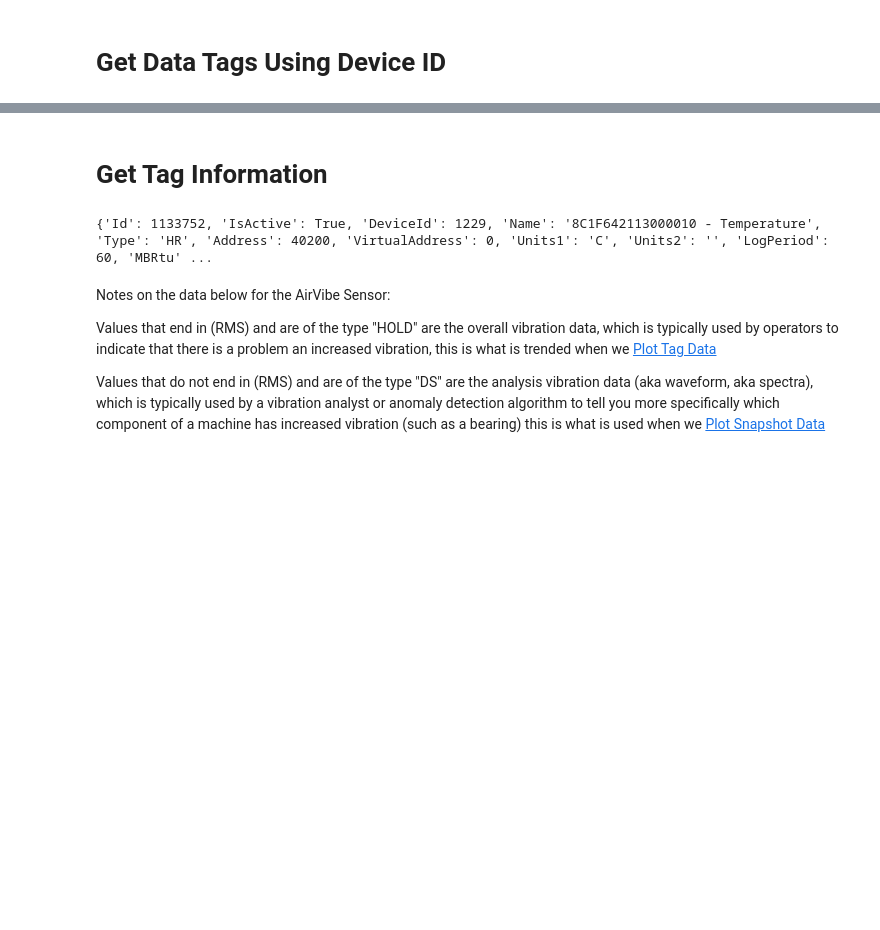
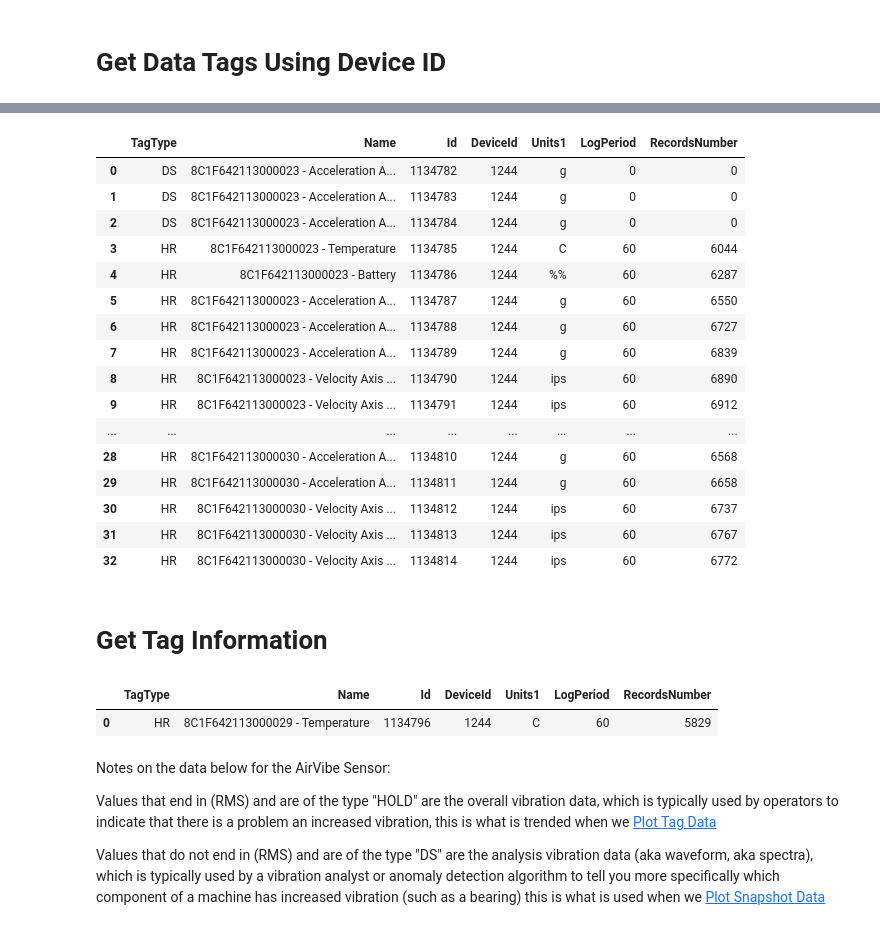
Before and after one commit to MachineSaver/MachineSaver, a Jupyter notebook: Machine_Saver_Web_Portal_API_Integration_Examples.ipynb, the cells around one changed output, grey strips where cells are left out. Drawn from its saved outputs; the diff is of its cells as text; code cells hidden in the pictures; blank space fills up the shorter version.

```diff
--- a/Machine_Saver_Web_Portal_API_Integration_Examples.ipynb
+++ b/Machine_Saver_Web_Portal_API_Integration_Examples.ipynb
@@ -132,3 +221,39 @@ print(tag_list)
+# %%
+tag_list = get_tags_list(1244, access_token)
+# %%
+# Create a DataFrame directly from the list
+df = pd.DataFrame(tag_list)
+
+# Rename columns if needed (e.g., Type -> TagType)
+df.rename(columns={'Type': 'TagType'}, inplace=True)
+
+# Select and reorder the desired columns
+columns_to_display = ['TagType', 'Name', 'Id', 'DeviceId', 'Units1', 'LogPeriod', 'RecordsNumber']
+df = df[columns_to_display]
+
+# Sort by the 'Name' column alphabetically
+df.sort_values(by='Name', inplace=False)
+
+# Display the DataFrame
+df
+# %% [output]
+|  | TagType | Name | Id | DeviceId | Units1 | LogPeriod | RecordsNumber |
+| 0 | DS | 8C1F642113000023 - Acceleration A... | 1134782 | 1244 | g | 0 | 0 |
+| 1 | DS | 8C1F642113000023 - Acceleration A... | 1134783 | 1244 | g | 0 | 0 |
+| 2 | DS | 8C1F642113000023 - Acceleration A... | 1134784 | 1244 | g | 0 | 0 |
+| 3 | HR | 8C1F642113000023 - Temperature | 1134785 | 1244 | C | 60 | 6044 |
+| 4 | HR | 8C1F642113000023 - Battery | 1134786 | 1244 | %% | 60 | 6287 |
+| 5 | HR | 8C1F642113000023 - Acceleration A... | 1134787 | 1244 | g | 60 | 6550 |
+| 6 | HR | 8C1F642113000023 - Acceleration A... | 1134788 | 1244 | g | 60 | 6727 |
+| 7 | HR | 8C1F642113000023 - Acceleration A... | 1134789 | 1244 | g | 60 | 6839 |
+| 8 | HR | 8C1F642113000023 - Velocity Axis ... | 1134790 | 1244 | ips | 60 | 6890 |
+| 9 | HR | 8C1F642113000023 - Velocity Axis ... | 1134791 | 1244 | ips | 60 | 6912 |
+| ... | ... | ... | ... | ... | ... | ... | ... |
+| 28 | HR | 8C1F642113000030 - Acceleration A... | 1134810 | 1244 | g | 60 | 6568 |
+| 29 | HR | 8C1F642113000030 - Acceleration A... | 1134811 | 1244 | g | 60 | 6658 |
+| 30 | HR | 8C1F642113000030 - Velocity Axis ... | 1134812 | 1244 | ips | 60 | 6737 |
+| 31 | HR | 8C1F642113000030 - Velocity Axis ... | 1134813 | 1244 | ips | 60 | 6767 |
+| 32 | HR | 8C1F642113000030 - Velocity Axis ... | 1134814 | 1244 | ips | 60 | 6772 |
 # %% [markdown]
 # Get Tag Information
 # %%
@@ -150,7 +275,24 @@ tag_info = get_tag_info(1133752, access_token)
-# %%
-print(tag_info)
-# %% [output]
-{'Id': 1133752, 'IsActive': True, 'DeviceId': 1229, 'Name': '8C1F642113000010 - Temperature', 'Type': 'HR', 'Address': 40200, 'VirtualAddress': 0, 'Units1': 'C', 'Units2': '', 'LogPeriod': 60, 'MBRtu' ...
+# %%
+import pandas as pd
+
+# Your input tag (individual dictionary)
+tag = tag_info
+
+# Create a DataFrame from the individual tag
+df = pd.DataFrame([tag])
+
+# Rename columns if needed (e.g., Type -> TagType)
+df.rename(columns={'Type': 'TagType'}, inplace=True)
+
+# Select and reorder the desired columns
+columns_to_display = ['TagType', 'Name', 'Id', 'DeviceId', 'Units1', 'LogPeriod', 'RecordsNumber']
+df = df[columns_to_display]
+
+# Display the DataFrame
+df
+# %% [output]
+|  | TagType | Name | Id | DeviceId | Units1 | LogPeriod | RecordsNumber |
+| 0 | HR | 8C1F642113000029 - Temperature | 1134796 | 1244 | C | 60 | 5829 |
 # %% [markdown]
 Notes on the data below for the AirVibe Sensor:
 
```
Also changed, not shown: parts of 22 cells of this notebook.
